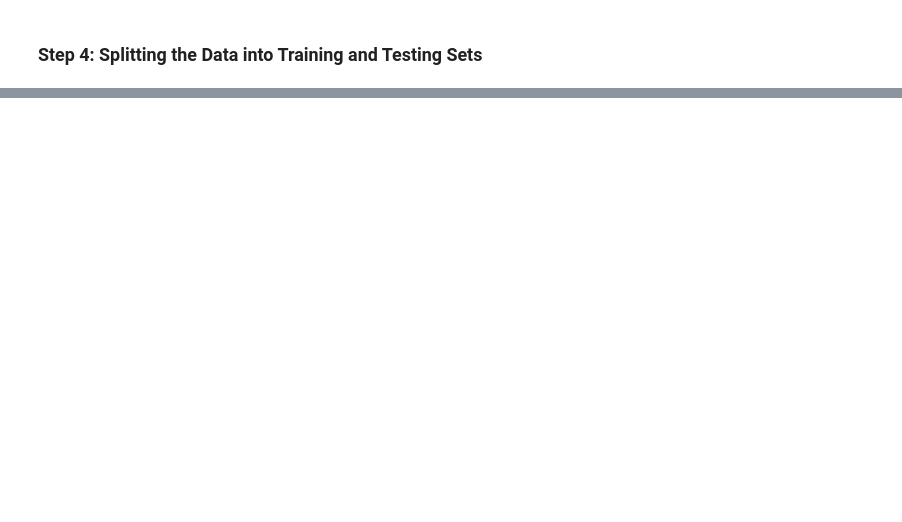
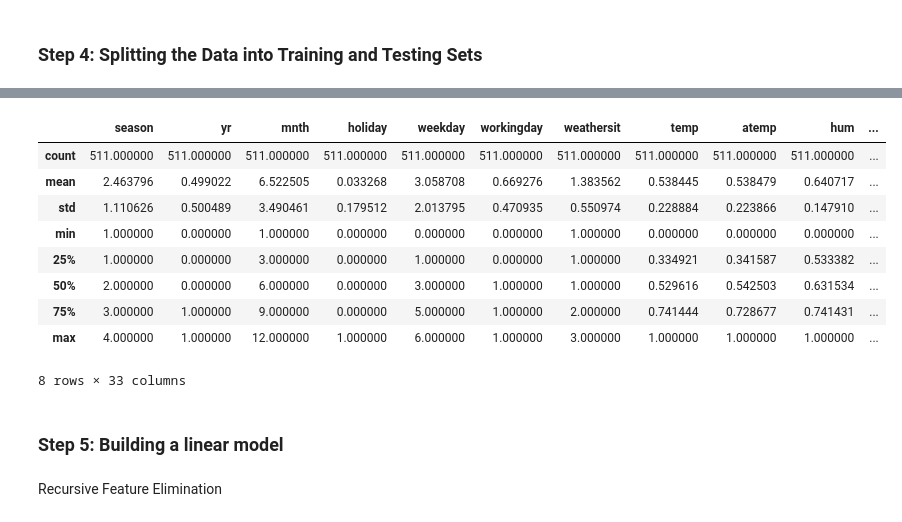
Before and after one commit to vsinhav/UpgradBikeSharingAssignment, a Jupyter notebook: Vishal.ipynb, the cells around one changed output, grey strips where cells are left out. Saved outputs shown, nothing was run; the diff lists cells and outputs as text; code cells hidden in the pictures; blank space fills up the shorter version.

```diff
--- a/Vishal.ipynb
+++ b/Vishal.ipynb
@@ -150,0 +328,9 @@ print(df_test.head())
+# %%
+#target variable on y-axis
+y=df.pop('cnt')
+
+#other variables on x-axis
+X=df
+
+#Train Test split with 70:30 ratio
+X_train, X_test, y_train, y_test = train_test_split(X, y, test_size=0.3, random_state=70)
@@ -150,0 +346,5 @@ print(df_test.head())
+# %%
+cols_remove_from_training_set = ['yr_cat', 'holiday_cat', 'workingday_cat']
+# %%
+X_train = X_train.drop(columns=cols_remove_from_training_set)
+X_train.columns
@@ -150,0 +370,20 @@ print(df_test.head())
+# %%
+scaler = MinMaxScaler()
+scale_vars = ['temp', 'atemp', 'hum', 'windspeed']
+X_train[scale_vars] = scaler.fit_transform(X_train[scale_vars])
+X_train.describe()
+# %% [output]
+|  | season | yr | mnth | holiday | weekday | workingday | weathersit | temp | atemp | hum | ... |
+| count | 511.000000 | 511.000000 | 511.000000 | 511.000000 | 511.000000 | 511.000000 | 511.000000 | 511.000000 | 511.000000 | 511.000000 | ... |
+| mean | 2.463796 | 0.499022 | 6.522505 | 0.033268 | 3.058708 | 0.669276 | 1.383562 | 0.538445 | 0.538479 | 0.640717 | ... |
+| std | 1.110626 | 0.500489 | 3.490461 | 0.179512 | 2.013795 | 0.470935 | 0.550974 | 0.228884 | 0.223866 | 0.147910 | ... |
+| min | 1.000000 | 0.000000 | 1.000000 | 0.000000 | 0.000000 | 0.000000 | 1.000000 | 0.000000 | 0.000000 | 0.000000 | ... |
+| 25% | 1.000000 | 0.000000 | 3.000000 | 0.000000 | 1.000000 | 0.000000 | 1.000000 | 0.334921 | 0.341587 | 0.533382 | ... |
+| 50% | 2.000000 | 0.000000 | 6.000000 | 0.000000 | 3.000000 | 1.000000 | 1.000000 | 0.529616 | 0.542503 | 0.631534 | ... |
+| 75% | 3.000000 | 1.000000 | 9.000000 | 0.000000 | 5.000000 | 1.000000 | 2.000000 | 0.741444 | 0.728677 | 0.741431 | ... |
+| max | 4.000000 | 1.000000 | 12.000000 | 1.000000 | 6.000000 | 1.000000 | 3.000000 | 1.000000 | 1.000000 | 1.000000 | ... |
+8 rows × 33 columns
+# %% [markdown]
+### Step 5: Building a linear model
+# %% [markdown]
+Recursive Feature Elimination
```
Also changed, not shown: parts of 80 cells of this notebook, 1 other file.
